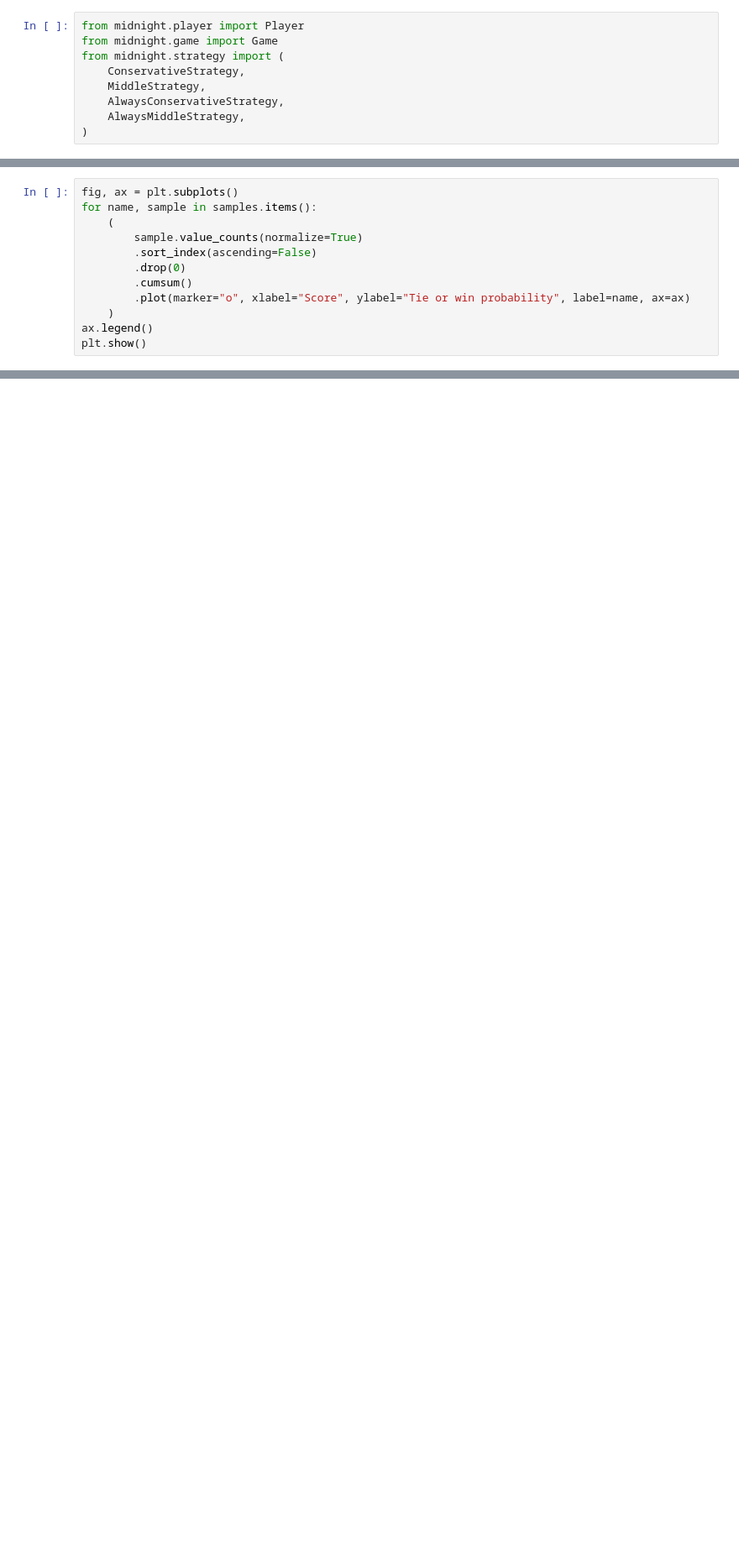
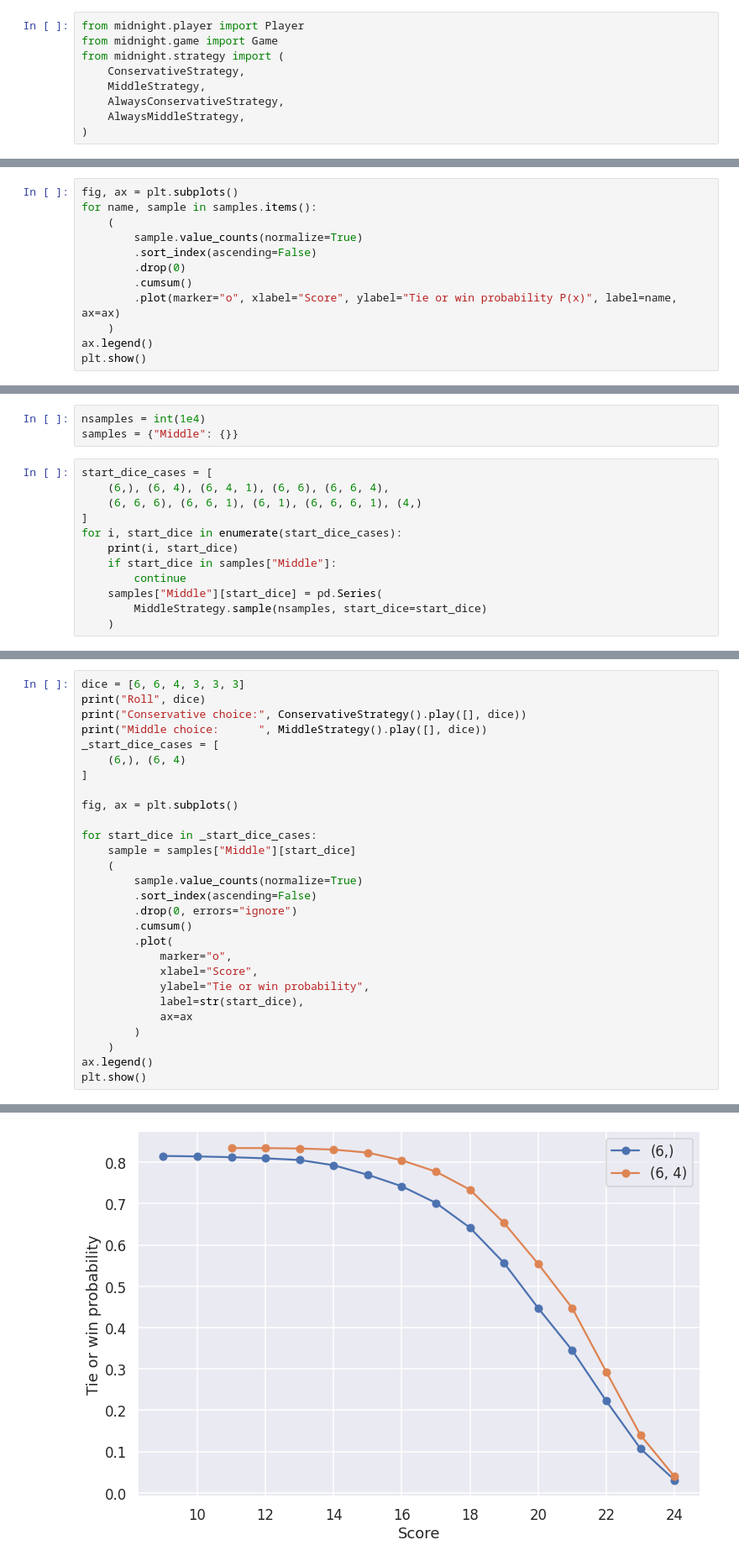
Before and after one commit to nahuelalmeira/midnight, a Jupyter notebook: notebooks/notebook.ipynb, the cells around one changed output, grey strips where cells are left out. Shown at 84% size. Cells and saved outputs as stored; diff of their text form; blank space fills up the shorter version.

```diff
--- a/notebooks/notebook.ipynb
+++ b/notebooks/notebook.ipynb
@@ -44,7 +129,7 @@ for name, sample in samples.items():
         .sort_index(ascending=False)
         .drop(0)
         .cumsum()
-        .plot(marker="o", xlabel="Score", ylabel="Tie or win probability", label=name, ax=ax)
+        .plot(marker="o", xlabel="Score", ylabel="Tie or win probability P(x)", label=name, ax=ax)
     )
 ax.legend()
 plt.show()
@@ -154,2 +241,17 @@ Tie        0.0889
 Name: WINNER, dtype: float64
 -----------------
+# %%
+nsamples = int(1e4)
+samples = {"Middle": {}}
+# %%
+start_dice_cases = [
+    (6,), (6, 4), (6, 4, 1), (6, 6), (6, 6, 4),
+    (6, 6, 6), (6, 6, 1), (6, 1), (6, 6, 6, 1), (4,)
+]
+for i, start_dice in enumerate(start_dice_cases):
+    print(i, start_dice)
+    if start_dice in samples["Middle"]:
+        continue
+    samples["Middle"][start_dice] = pd.Series(
+        MiddleStrategy.sample(nsamples, start_dice=start_dice)
+    )
@@ -155,0 +277,29 @@ Name: WINNER, dtype: float64
+# %%
+dice = [6, 6, 4, 3, 3, 3]
+print("Roll", dice)
+print("Conservative choice:", ConservativeStrategy().play([], dice))
+print("Middle choice:      ", MiddleStrategy().play([], dice))
+_start_dice_cases = [
+    (6,), (6, 4)
+]
+
+fig, ax = plt.subplots()
+
+for start_dice in _start_dice_cases:
+    sample = samples["Middle"][start_dice]
+    (
+        sample.value_counts(normalize=True)
+        .sort_index(ascending=False)
+        .drop(0, errors="ignore")
+        .cumsum()
+        .plot(
+            marker="o",
+            xlabel="Score",
+            ylabel="Tie or win probability",
+            label=str(start_dice),
+            ax=ax
+        )
+    )
+ax.legend()
+plt.show()
+# %% [output]
@@ -155,0 +309 @@ Name: WINNER, dtype: float64
+[figure, added]
```
Also changed, not shown: parts of 33 cells of this notebook, 1 other file.
